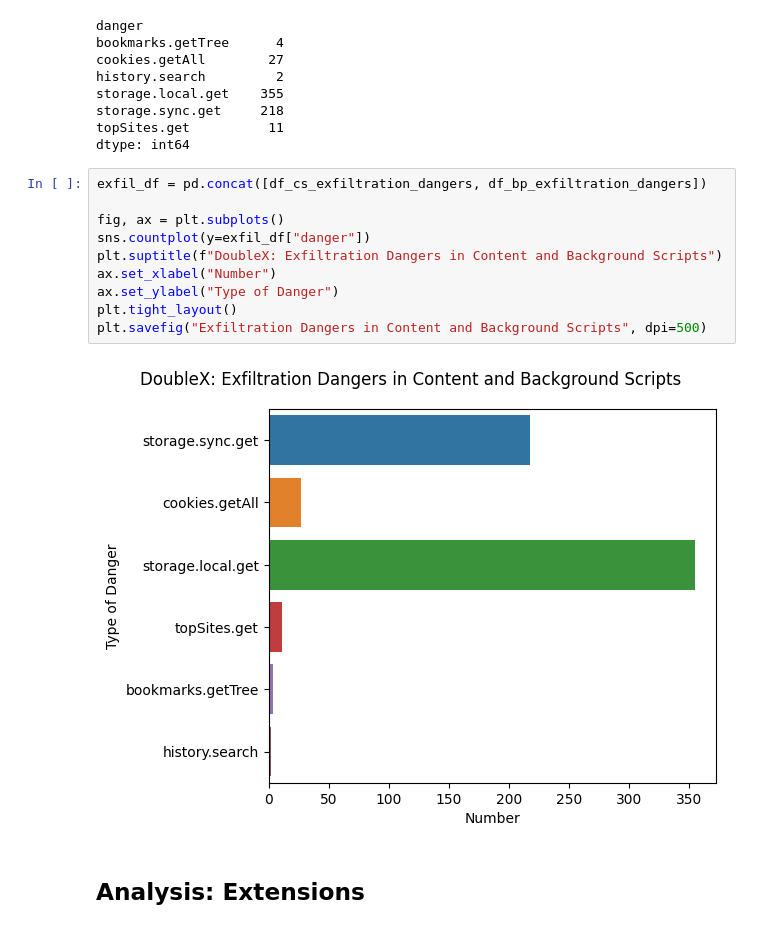
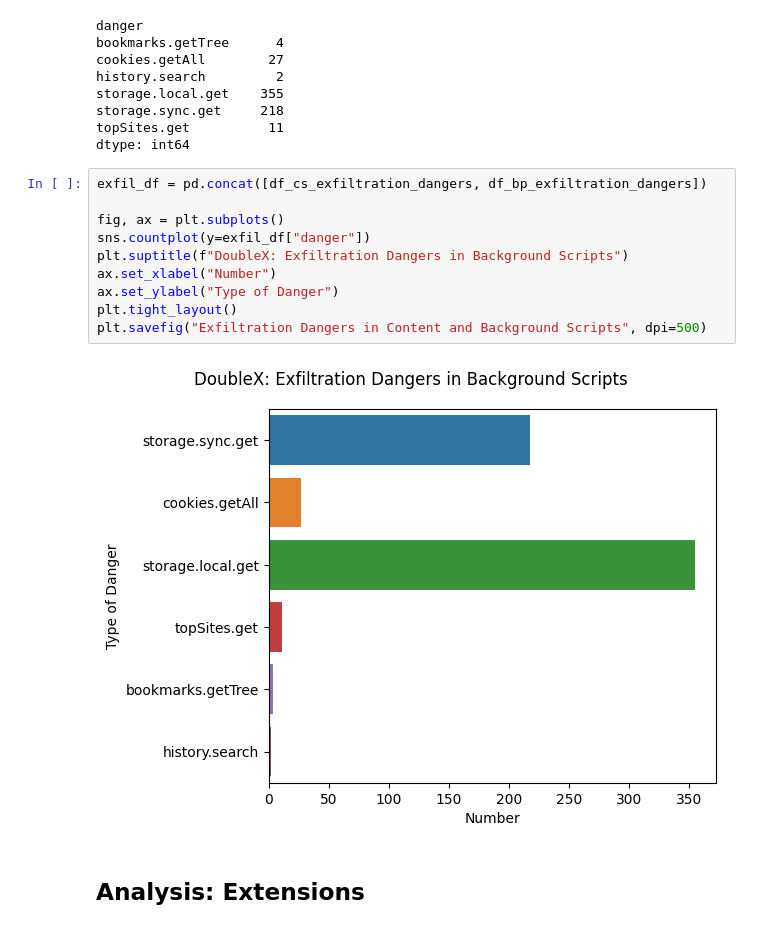
Before and after one commit to amad-person/browser-sec-project, a Jupyter notebook: Extension_Analysis.ipynb, the cells around one changed output. Saved outputs shown, nothing was run; the diff lists cells and outputs as text.

```diff
--- a/Extension_Analysis.ipynb
+++ b/Extension_Analysis.ipynb
@@ -163,15 +167,15 @@ dtype: int64
 # %%
 exfil_df = pd.concat([df_cs_exfiltration_dangers, df_bp_exfiltration_dangers])
 
 fig, ax = plt.subplots()
 sns.countplot(y=exfil_df["danger"])
-plt.suptitle(f"DoubleX: Exfiltration Dangers in Content and Background Scripts")
+plt.suptitle(f"DoubleX: Exfiltration Dangers in Background Scripts")
 ax.set_xlabel("Number")
 ax.set_ylabel("Type of Danger")
 plt.tight_layout()
 plt.savefig("Exfiltration Dangers in Content and Background Scripts", dpi=500)
 # %% [output]
-[figure, old version]
+[figure, new version]
 # %% [markdown]
 ## Analysis: Extensions
 # %% [markdown]
```
Also changed, not shown: parts of 16 cells of this notebook.
